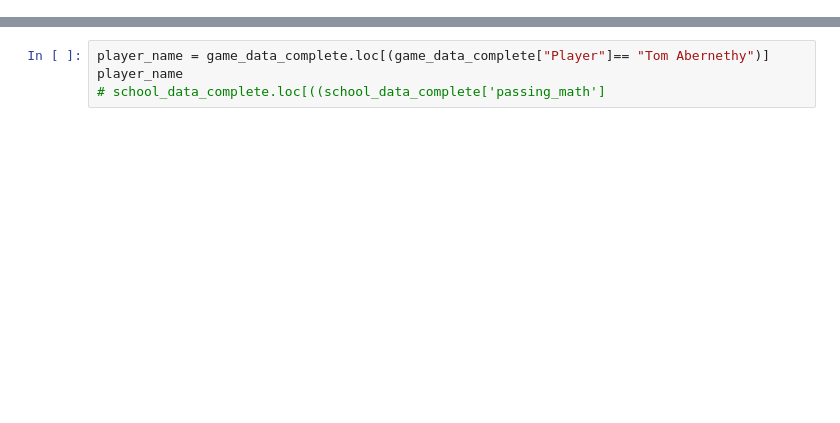
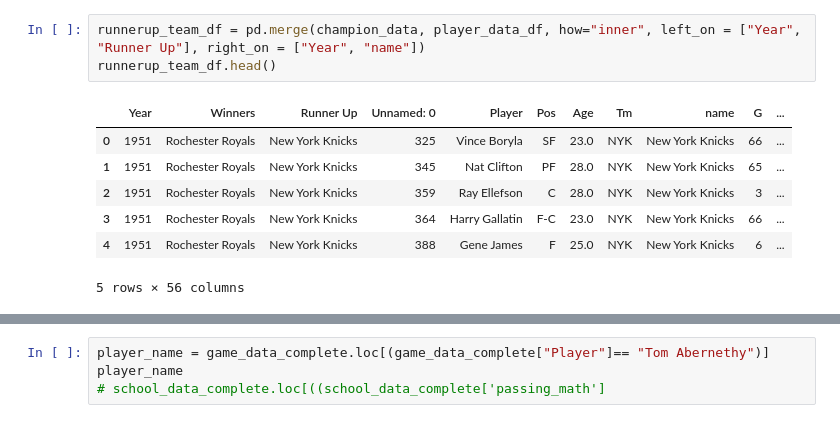
Before and after one commit to caitbeatty/nba_machine_learning, a Jupyter notebook: data_merge.ipynb, the cells around one changed output, grey strips where cells are left out. Drawn from its saved outputs; the diff is of its cells as text; blank space fills up the shorter version.

```diff
--- a/data_merge.ipynb
+++ b/data_merge.ipynb
@@ -167,0 +126,11 @@ game_data_complete
+# %%
+runnerup_team_df = pd.merge(champion_data, player_data_df, how="inner", left_on = ["Year", "Runner Up"], right_on = ["Year", "name"])
+runnerup_team_df.head()
+# %% [output]
+|  | Year | Winners | Runner Up | Unnamed: 0 | Player | Pos | Age | Tm | name | G | ... |
+| 0 | 1951 | Rochester Royals | New York Knicks | 325 | Vince Boryla | SF | 23.0 | NYK | New York Knicks | 66 | ... |
+| 1 | 1951 | Rochester Royals | New York Knicks | 345 | Nat Clifton | PF | 28.0 | NYK | New York Knicks | 65 | ... |
+| 2 | 1951 | Rochester Royals | New York Knicks | 359 | Ray Ellefson | C | 28.0 | NYK | New York Knicks | 3 | ... |
+| 3 | 1951 | Rochester Royals | New York Knicks | 364 | Harry Gallatin | F-C | 23.0 | NYK | New York Knicks | 66 | ... |
+| 4 | 1951 | Rochester Royals | New York Knicks | 388 | Gene James | F | 25.0 | NYK | New York Knicks | 6 | ... |
+5 rows × 56 columns
```
Also changed, not shown: parts of 22 cells of this notebook, 1 other file.
